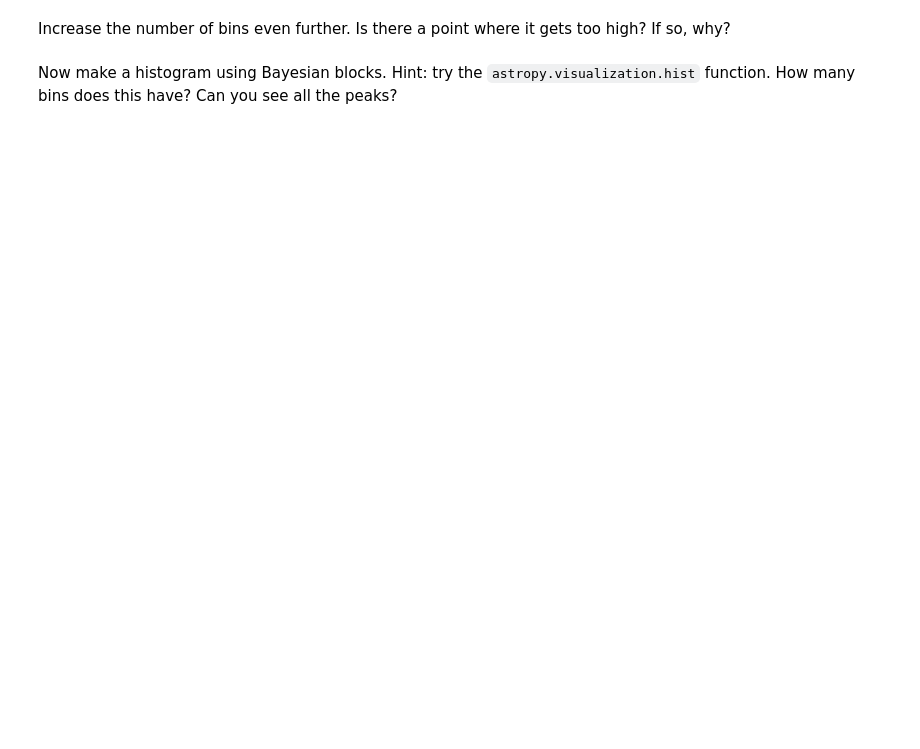
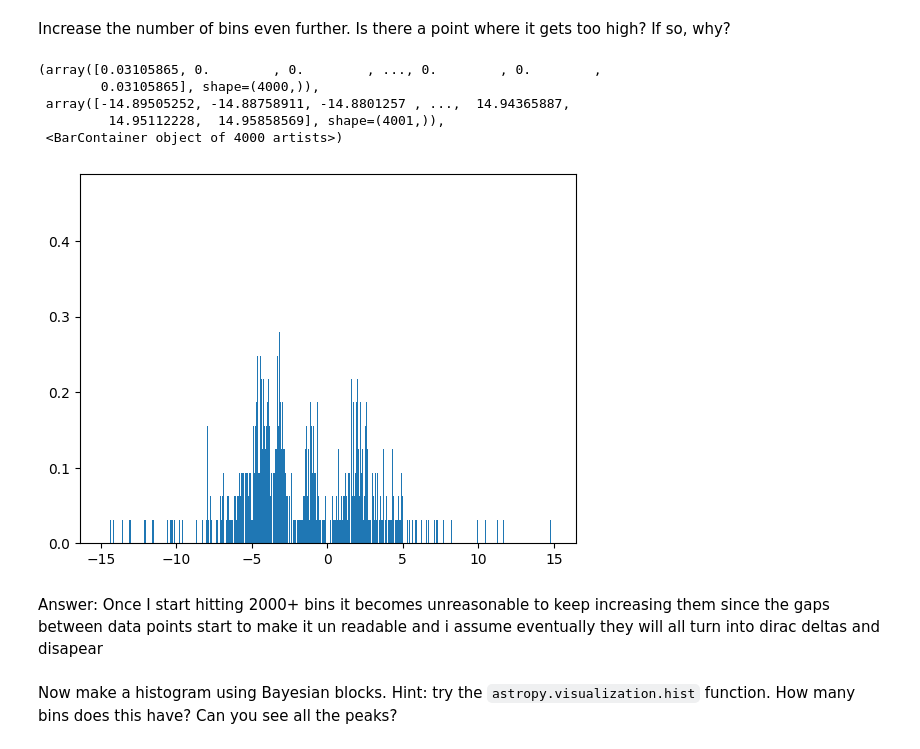
Before and after one commit to ASTR154/nonparametric-modeling, a Jupyter notebook: nonparametric-modeling.ipynb, the cells around one changed output. Cells and saved outputs as stored; diff of their text form; code cells hidden in the pictures; blank space fills up the shorter version.

```diff
--- a/nonparametric-modeling.ipynb
+++ b/nonparametric-modeling.ipynb
@@ -35,3 +48,14 @@ plt.hist(  # complete
+# %%
+plt.hist(x, density=True, bins=4000)
+# %% [output]
+(array([0.03105865, 0.        , 0.        , ..., 0.        , 0.        ,
+        0.03105865], shape=(4000,)),
+ array([-14.89505252, -14.88758911, -14.8801257 , ...,  14.94365887,
+         14.95112228,  14.95858569], shape=(4001,)),
+ <BarContainer object of 4000 artists>)
+[figure, added]
+# %% [markdown]
+Answer: Once I start hitting 2000+ bins it becomes unreasonable to keep increasing them since the gaps between data points start to make it un readable and i assume eventually they will all turn into dirac deltas and disapear
 # %% [markdown]
 Now make a histogram using Bayesian blocks. Hint: try the `astropy.visualization.hist` function. How many bins does this have? Can you see all the peaks?
 # %%
```
Also changed, not shown: parts of 30 cells of this notebook.
